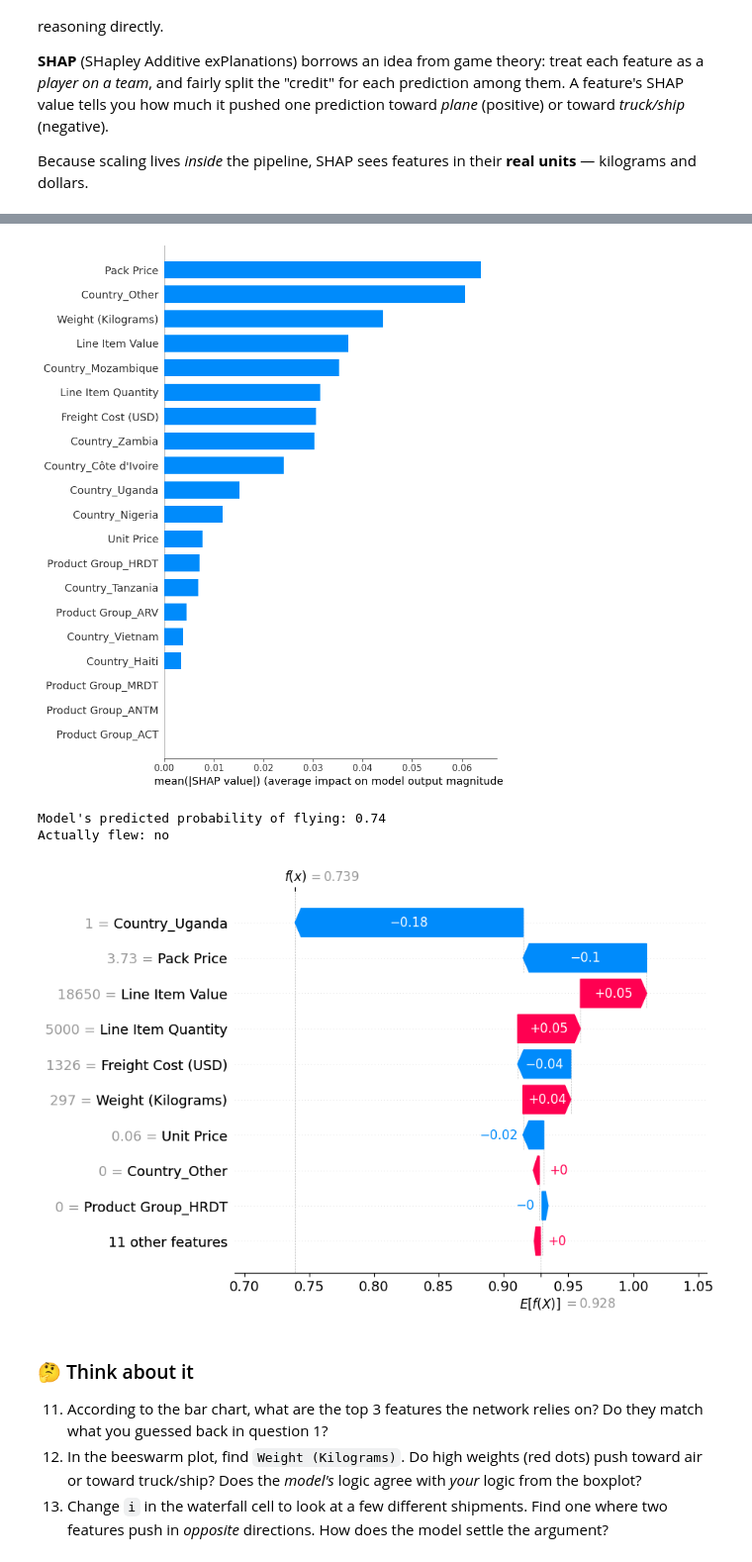
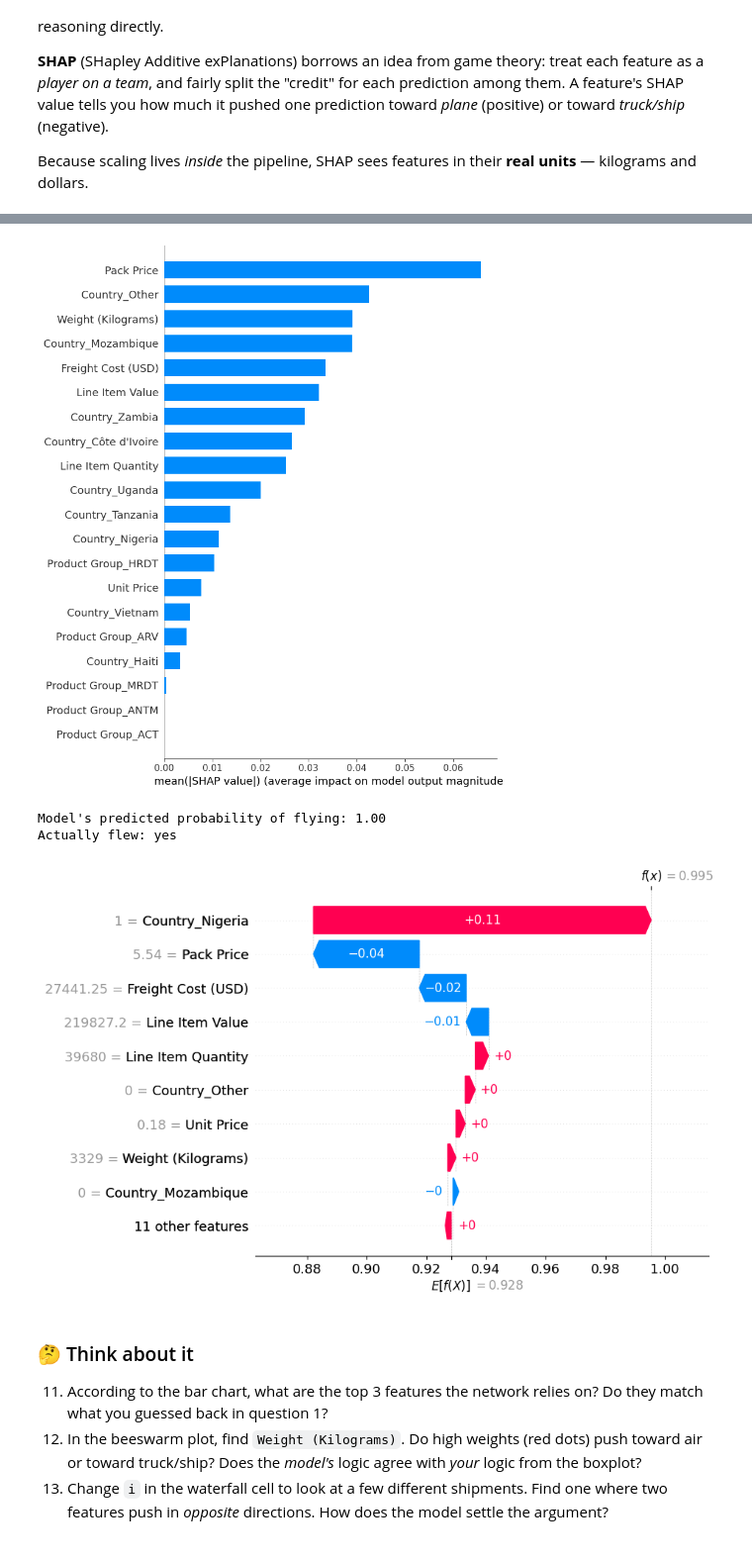
Before and after one commit to alialawiaidarosbalfaqih-crypto/TheFirst, a Jupyter notebook: notebooks/Copy_of_air_or_ocean_explainable_nn.ipynb, the cells around one changed output, grey strips where cells are left out. Shown at 99% size. Cells and saved outputs as stored; diff of their text form; code cells hidden in the pictures.

```diff
--- a/notebooks/Copy_of_air_or_ocean_explainable_nn.ipynb
+++ b/notebooks/Copy_of_air_or_ocean_explainable_nn.ipynb
@@ -320,7 +331,7 @@ predict_fly = lambda x: model.predict_proba(np.asarray(x))[:, 1]
 background = shap.kmeans(X_train, 25)        # 25 'typical' shipments as reference
 explainer = shap.KernelExplainer(predict_fly, background) #المسؤول عن حساب SHAP Valueys
 
-N_EXPLAIN = 100 #سنفسر 100 عينة فقط
+N_EXPLAIN = 300 #سنفسر 100 عينة فقط
 X_explain = X_test[:N_EXPLAIN] # اول 100 شحنة من test set
 shap_values = explainer.shap_values(X_explain, nsamples=200)   # ~1 minute #كلما زاد الرقم صار أبطأ
 print("Explained", N_EXPLAIN, "shipments")
@@ -338,21 +349,21 @@ shap.summary_plot(shap_values, X_explain, feature_names=feature_names)
 shap.summary_plot(shap_values, X_explain, feature_names=feature_names, plot_type="bar")
 #يعرض كيف بدأـ التوقعات من base value ثم كيف دفعت كل feature نحو التنبؤ
 # %% [output]
-[figure, old version]
+[figure, new version]
 # %%
 # Zoom in on ONE shipment: a waterfall of how each feature pushed the prediction
-i = 3  # <-- try changing this to any number from 0 to N_EXPLAIN-1
+i = 0  # <-- try changing this to any number from 0 to N_EXPLAIN-1
 explanation = shap.Explanation(values=shap_values[i],
                                base_values=explainer.expected_value,
                                data=X_explain[i],
                                feature_names=feature_names)
 print(f"Model's predicted probability of flying: {probs[i]:.2f}")
 print(f"Actually flew: {'yes' if y_test[i] == 1 else 'no'}")
 shap.plots.waterfall(explanation)
 # %% [output]
-Model's predicted probability of flying: 0.74
-Actually flew: no
+Model's predicted probability of flying: 1.00
+Actually flew: yes
-[figure, old version]
+[figure, new version]
 # %% [markdown]
 ### 🤔 Think about it
 
```
Also changed, not shown: parts of 4 cells of this notebook.
